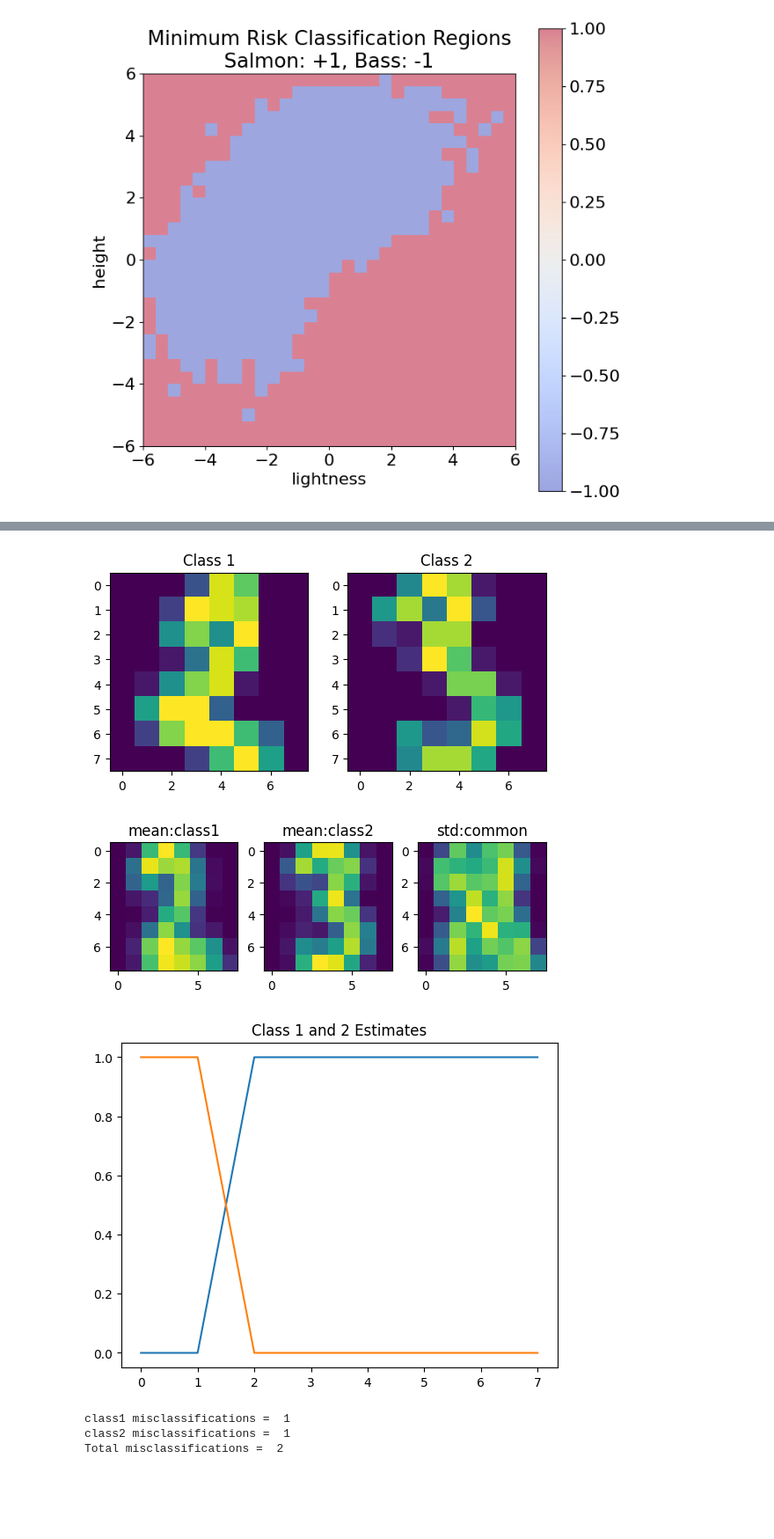
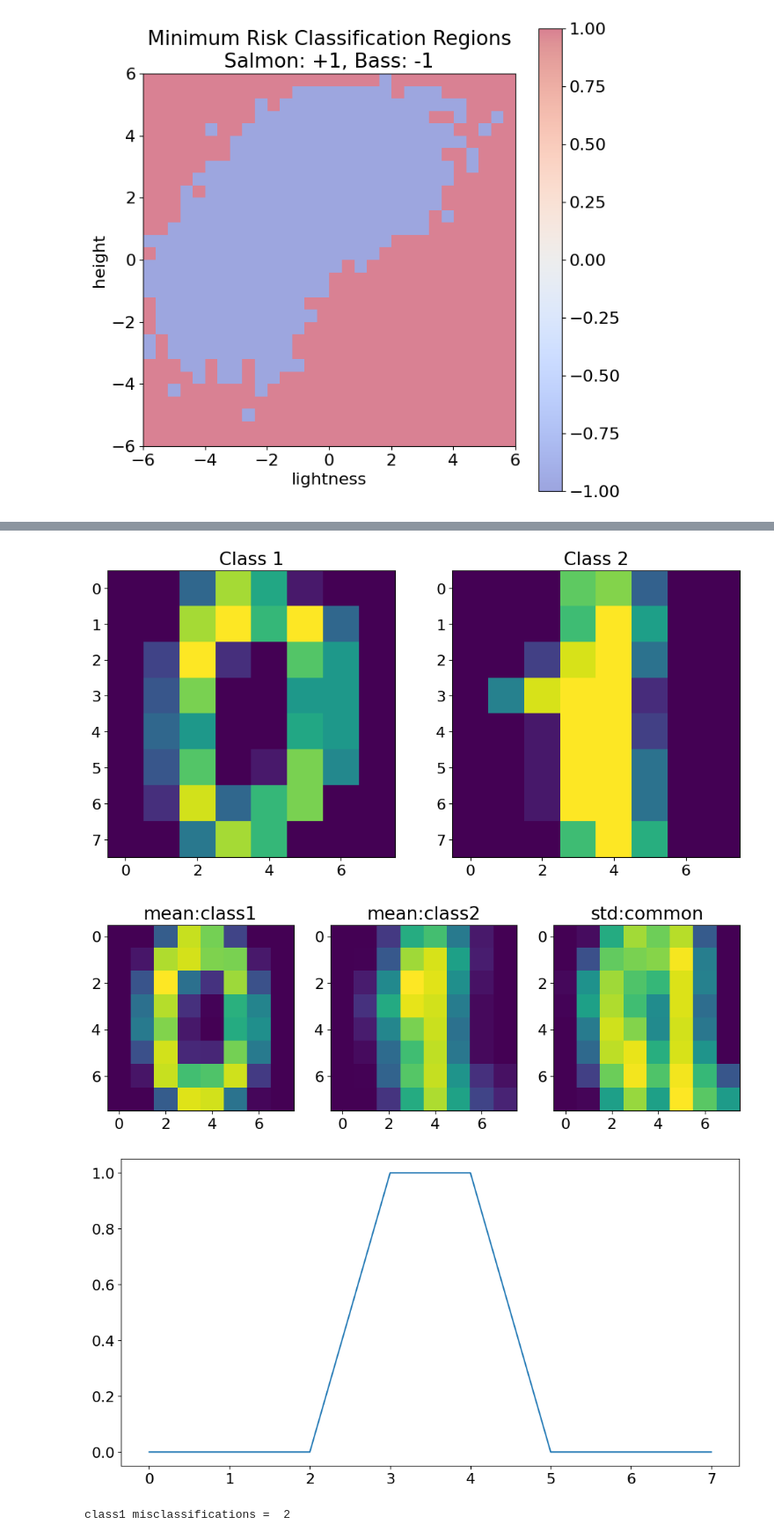
Before and after one commit to JayIke/machine-learning, a Jupyter notebook: hw5/hw5_python.ipynb, the cells around one changed output, grey strips where cells are left out. Shown at 88% size. Drawn from its saved outputs; the diff is of its cells as text; code cells hidden in the pictures; blank space fills up the shorter version.

```diff
--- a/hw5/hw5_python.ipynb
+++ b/hw5/hw5_python.ipynb
@@ -326,4 +379,5 @@ plt.show()
 # %%
+from cProfile import label
 from sklearn.datasets import load_digits
 import numpy as np
 import matplotlib.pyplot as plt
@@ -337,8 +391,8 @@ mnist = load_digits(n_class=9)
 # Try first with zeros and ones
 # Change later to 2 and 3
 
-zeros = (mnist.target==2)
-ones = (mnist.target==3)
+zeros = (mnist.target==0)
+ones = (mnist.target==1)
 
 class1_images = mnist.images[zeros]
 class2_images = mnist.images[ones]
@@ -358,59 +412,43 @@ class2_demeaned = class2_images - mu2[None,]
 # Compute the combined covariance matrix, assuming it to be diagonal
 
 class_combined_demeaned = np.concatenate((class1_demeaned,class2_demeaned),axis=0)
 std = np.std(class_combined_demeaned,axis=0)
 
 fig,ax = plt.subplots(1,3)
 s=ax[0].imshow(mu1)
 s=ax[0].set_title('mean:class1')
 s=ax[1].imshow(mu2)
 s=ax[1].set_title('mean:class2')
 
 s=ax[2].imshow(std)
 s=ax[2].set_title('std:common')
 
 x = np.concatenate((class1_images,class2_images),axis=0)
-class1_labels = np.full(x.shape[0], 2)
-class1_labels[0:class1_images.shape[0]]=2
+x = (1/2)*np.log(mu2/mu1)
+class1_labels = np.full(x.shape[0], 1)
+class1_labels[0:class1_images.shape[0]]=0
+class1_labels[class1_images.shape[0]:]=1
 label1 = class1_labels[0:class1_images.shape[0]]
-class1_labels[class1_images.shape[0]:]=3
 label2 = class1_labels[class1_images.shape[0]:]
 # Your code here
-cov = np.eye(class_combined_demeaned.shape[1]) # Single row covariance matrix
 
-cov_matrix_inv = np.linalg.inv(cov)
 # Calculate Mahalanobis distance (Euclidean distance in this case)
 mahalanobis_class1 = np.linalg.norm(x - mu1[None, :], axis=1)
 mahalanobis_class2 = np.linalg.norm(x - mu2[None, :], axis=1)
 
-mahalanobis_class1 = np.sqrt(cov_matrix_inv @ mahalanobis_class1[1])
-mahalanobis_class2 = np.sqrt(cov_matrix_inv @ mahalanobis_class2[1])
-
 # change the line below
 class1_estimate = np.less(mahalanobis_class1, mahalanobis_class2)
-class2_estimate = np.less(mahalanobis_class2 , mahalanobis_class1)
 
-# shape data for print
-#class1_labels_reshaped = class1_labels.reshape(8,360)
-fig,ax = plt.subplots(1,1)
+plt.subplots(1,1)
+plt.plot(class1_estimate[0])
+plt.show()
 
-plt.plot(class1_estimate)
-plt.plot(class2_estimate)
-plt.title('Class 1 and 2 Estimates')
-plt.show()
-class1 = class1_estimate.reshape(-1,1)
-label1 = label1.reshape(-1,1)
-label1 = label1.reshape(-1,1)
-misclass1 = np.sum(class1[1] != label1[1])
-misclass2 = np.sum(class2_estimate[1] != label2[1])
+misclass1 = np.sum(class1_estimate != class1_labels)
 
+#.reshape(-1,1)[1]
 print("class1 misclassifications = ",misclass1)
-print("class2 misclassifications = ",misclass2)
-print('Total misclassifications = ', misclass1+misclass2)
 # %% [output]
-[figure, old version]
+[figure, new version]
-[figure, old version]
+[figure, new version]
-[figure, old version]
+[figure, new version]
-class1 misclassifications =  1
-class2 misclassifications =  1
-Total misclassifications =  2
+class1 misclassifications =  2
```
Also changed, not shown: parts of 11 cells of this notebook.
